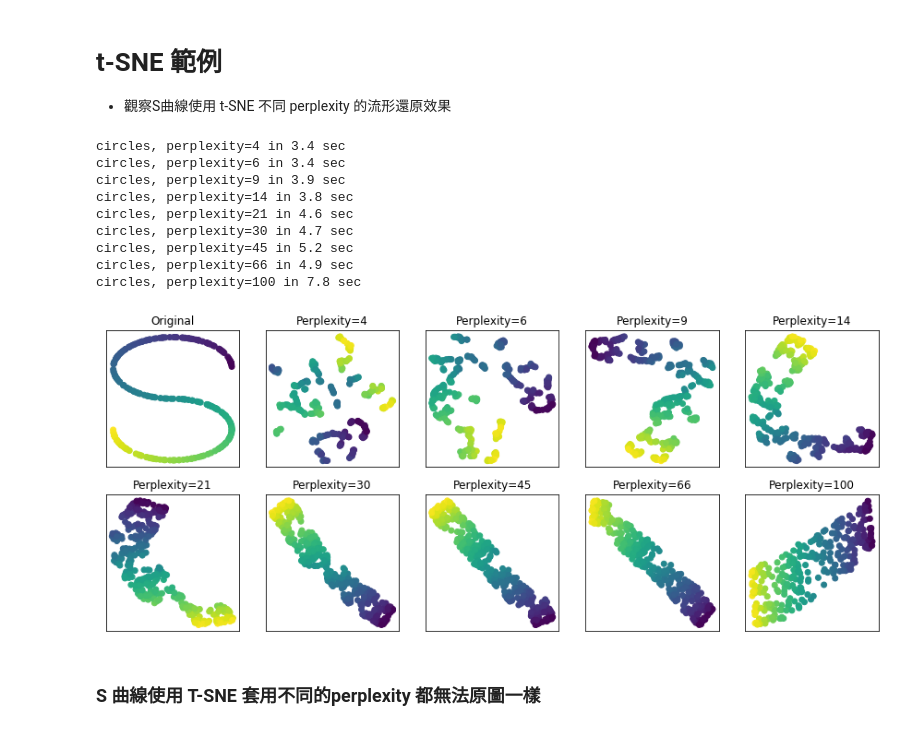
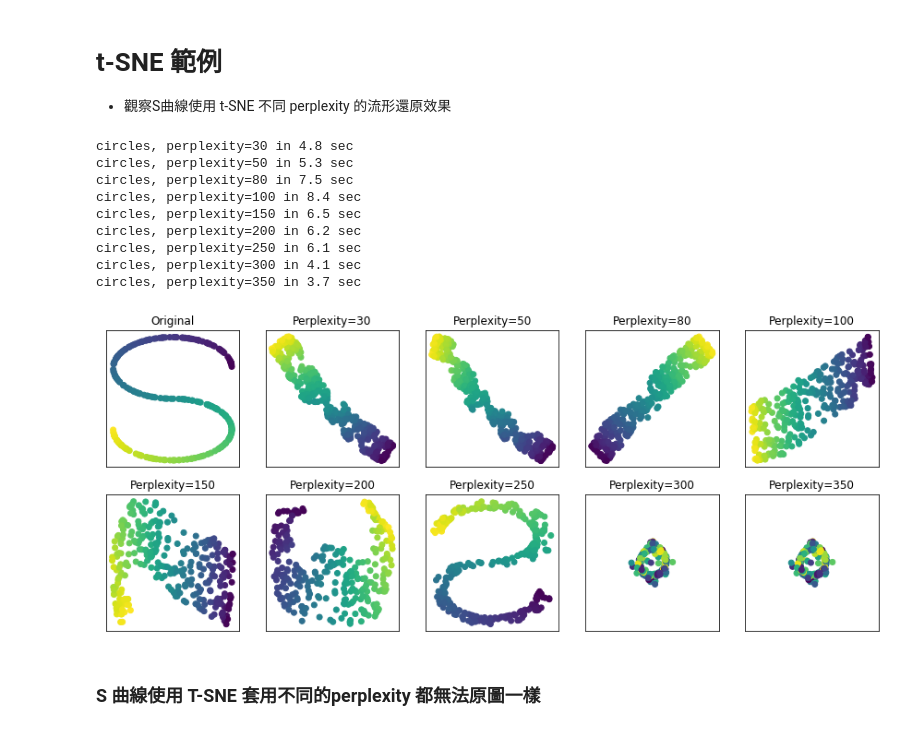
Before and after one commit to strive722/ML-100-Days, a Jupyter notebook: Day_062_HW.ipynb, the cells around one changed output. Drawn from its saved outputs; the diff is of its cells as text; code cells hidden in the pictures.

```diff
--- a/Day_062_HW.ipynb
+++ b/Day_062_HW.ipynb
@@ -17,43 +17,43 @@ X, color = datasets.samples_generator.make_s_curve(n_samples, random_state=0)
 # %%
 plt.figure(figsize=(15,6))
 
 # 繪製資料原圖
 plt.subplot(2,5,1)
 plt.title("Original")
 plt.scatter(X[:, 0], X[:, 2], c=color)
 plt.xticks(())
 plt.yticks(())
 
 # 繪製不同 perplexity 下的 t-SNE 分群圖
-perplexities = [4, 6, 9, 14, 21, 30, 45, 66, 100]
+perplexities = [30, 50, 80, 100, 150, 200, 250, 300, 350]
 
 for i, perplexity in enumerate(perplexities):
     t0 = time()
     tsne = manifold.TSNE(n_components=n_components, init='random',
                          random_state=0, perplexity=perplexity)
     Y = tsne.fit_transform(X)
     t1 = time()
 
     print("circles, perplexity=%d in %.2g sec" % (perplexity, t1 - t0))
 
     plt.subplot(2,5,i+2)
     plt.title("Perplexity=%d" % perplexity)
     plt.scatter(Y[:, 0], Y[:, 1], c=color)
     plt.xticks(())
     plt.yticks(())
     plt.axis('tight');
 
 plt.show()
 # %% [output]
-circles, perplexity=4 in 3.4 sec
-circles, perplexity=6 in 3.4 sec
-circles, perplexity=9 in 3.9 sec
-circles, perplexity=14 in 3.8 sec
-circles, perplexity=21 in 4.6 sec
-circles, perplexity=30 in 4.7 sec
-circles, perplexity=45 in 5.2 sec
-circles, perplexity=66 in 4.9 sec
-circles, perplexity=100 in 7.8 sec
+circles, perplexity=30 in 4.8 sec
+circles, perplexity=50 in 5.3 sec
+circles, perplexity=80 in 7.5 sec
+circles, perplexity=100 in 8.4 sec
+circles, perplexity=150 in 6.5 sec
+circles, perplexity=200 in 6.2 sec
+circles, perplexity=250 in 6.1 sec
+circles, perplexity=300 in 4.1 sec
+circles, perplexity=350 in 3.7 sec
-[figure, old version]
+[figure, new version]
 # %% [markdown]
 ### S 曲線使用 T-SNE 套用不同的perplexity 都無法原圖一樣
```
